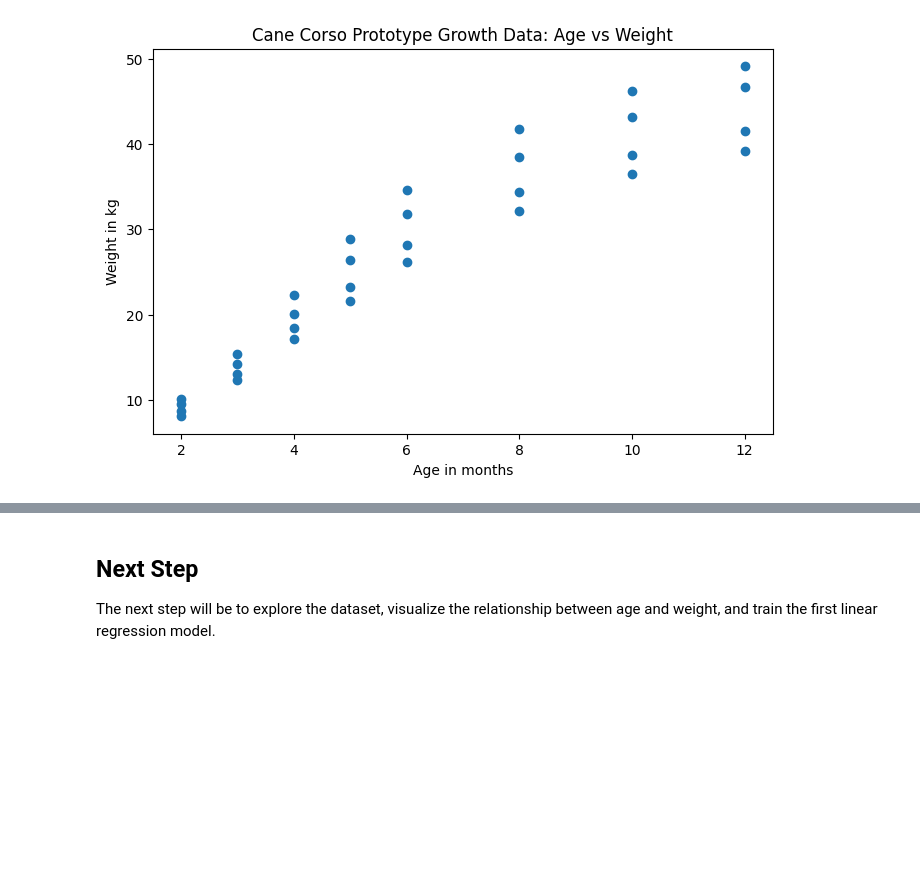
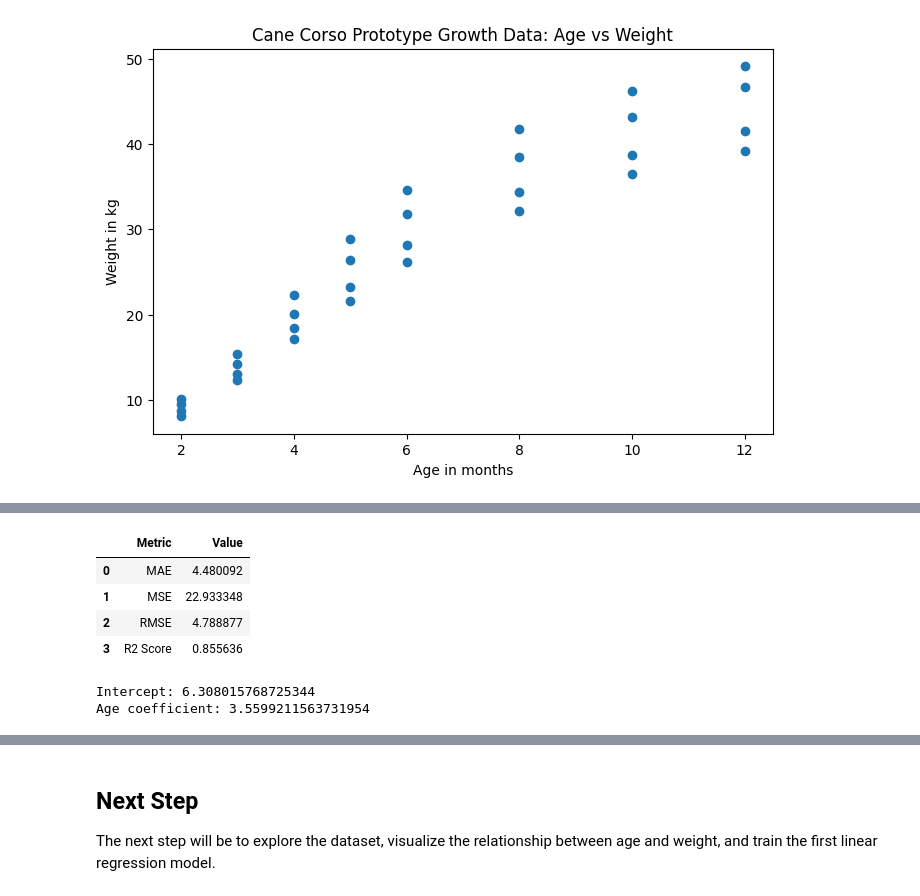
Before and after one commit to SATananov/cane-corso-growth-intelligence, a Jupyter notebook: notebooks/01_linear_regression_growth_prediction.ipynb, the cells around one changed output, grey strips where cells are left out. Saved outputs shown, nothing was run; the diff lists cells and outputs as text; code cells hidden in the pictures; blank space fills up the shorter version.

```diff
--- a/notebooks/01_linear_regression_growth_prediction.ipynb
+++ b/notebooks/01_linear_regression_growth_prediction.ipynb
@@ -99,0 +138,24 @@ plt.show()
+# %%
+mae = mean_absolute_error(y_test, y_pred)
+mse = mean_squared_error(y_test, y_pred)
+rmse = mse ** 0.5
+r2 = r2_score(y_test, y_pred)
+
+metrics = pd.DataFrame({
+    "Metric": ["MAE", "MSE", "RMSE", "R2 Score"],
+    "Value": [mae, mse, rmse, r2]
+})
+
+metrics
+# %% [output]
+|  | Metric | Value |
+| 0 | MAE | 4.480092 |
+| 1 | MSE | 22.933348 |
+| 2 | RMSE | 4.788877 |
+| 3 | R2 Score | 0.855636 |
+# %%
+print("Intercept:", model.intercept_)
+print("Age coefficient:", model.coef_[0])
+# %% [output]
+Intercept: 6.308015768725344
+Age coefficient: 3.5599211563731954
```
Also changed, not shown: parts of 3 cells of this notebook.
